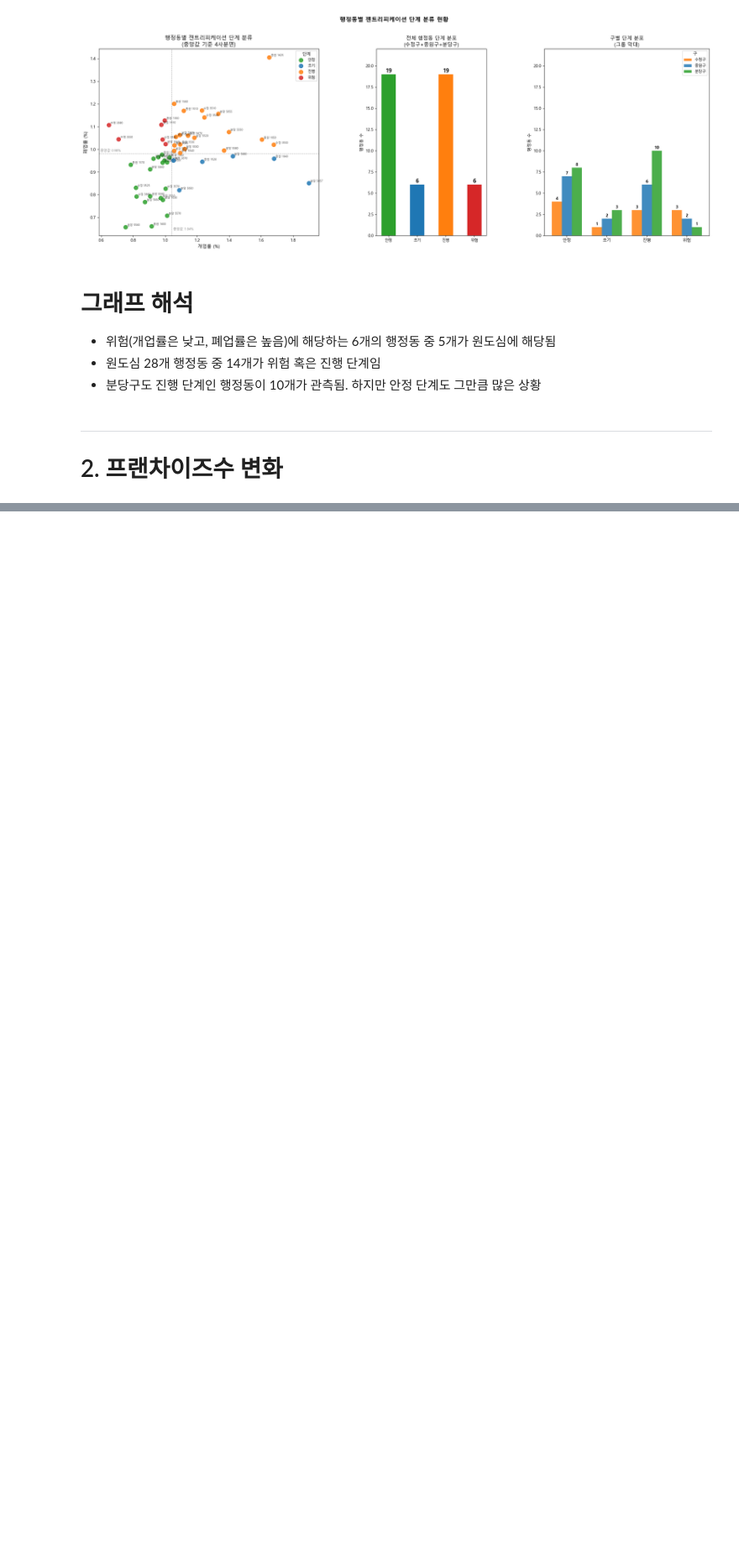
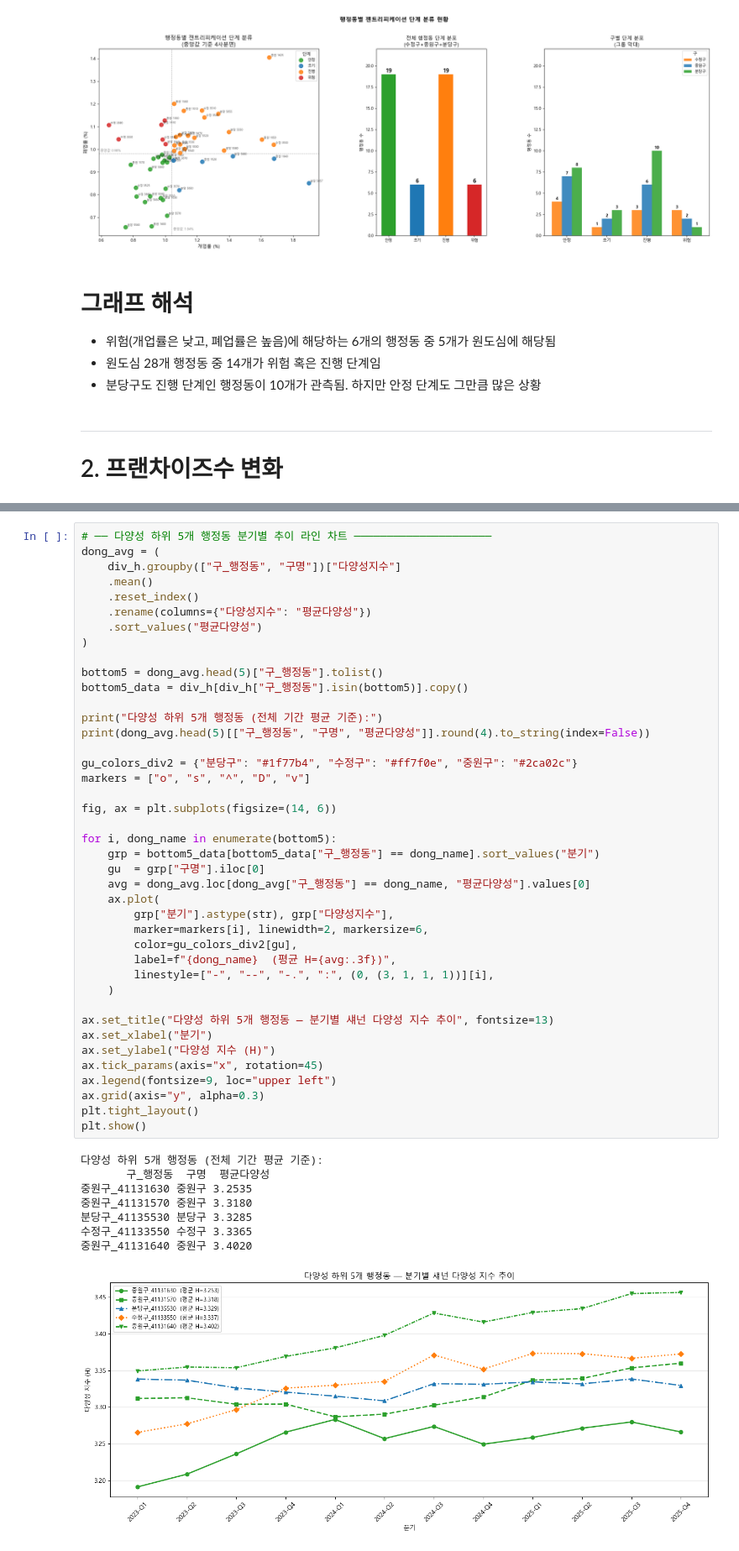
Before and after one commit to bulsajo1/final_project, a Jupyter notebook: Geunsu/EDA_가맹점.ipynb, the cells around one changed output, grey strips where cells are left out. Shown at 84% size. Saved outputs shown, nothing was run; the diff lists cells and outputs as text; blank space fills up the shorter version.

```diff
--- a/Geunsu/EDA_가맹점.ipynb
+++ b/Geunsu/EDA_가맹점.ipynb
@@ -568,0 +730,50 @@ plt.show()
+# %%
+# ── 다양성 하위 5개 행정동 분기별 추이 라인 차트 ─────────────────────
+dong_avg = (
+    div_h.groupby(["구_행정동", "구명"])["다양성지수"]
+    .mean()
+    .reset_index()
+    .rename(columns={"다양성지수": "평균다양성"})
+    .sort_values("평균다양성")
+)
+
+bottom5 = dong_avg.head(5)["구_행정동"].tolist()
+bottom5_data = div_h[div_h["구_행정동"].isin(bottom5)].copy()
+
+print("다양성 하위 5개 행정동 (전체 기간 평균 기준):")
+print(dong_avg.head(5)[["구_행정동", "구명", "평균다양성"]].round(4).to_string(index=False))
+
+gu_colors_div2 = {"분당구": "#1f77b4", "수정구": "#ff7f0e", "중원구": "#2ca02c"}
+markers = ["o", "s", "^", "D", "v"]
+
+fig, ax = plt.subplots(figsize=(14, 6))
+
+for i, dong_name in enumerate(bottom5):
+    grp = bottom5_data[bottom5_data["구_행정동"] == dong_name].sort_values("분기")
+    gu  = grp["구명"].iloc[0]
+    avg = dong_avg.loc[dong_avg["구_행정동"] == dong_name, "평균다양성"].values[0]
+    ax.plot(
+        grp["분기"].astype(str), grp["다양성지수"],
+        marker=markers[i], linewidth=2, markersize=6,
+        color=gu_colors_div2[gu],
+        label=f"{dong_name}  (평균 H={avg:.3f})",
+        linestyle=["-", "--", "-.", ":", (0, (3, 1, 1, 1))][i],
+    )
+
+ax.set_title("다양성 하위 5개 행정동 — 분기별 섀넌 다양성 지수 추이", fontsize=13)
+ax.set_xlabel("분기")
+ax.set_ylabel("다양성 지수 (H)")
+ax.tick_params(axis="x", rotation=45)
+ax.legend(fontsize=9, loc="upper left")
+ax.grid(axis="y", alpha=0.3)
+plt.tight_layout()
+plt.show()
+# %% [output]
+다양성 하위 5개 행정동 (전체 기간 평균 기준):
+       구_행정동  구명  평균다양성
+중원구_41131630 중원구 3.2535
+중원구_41131570 중원구 3.3180
+분당구_41135530 분당구 3.3285
+수정구_41133550 수정구 3.3365
+중원구_41131640 중원구 3.4020
+[figure, added]
```
Also changed, not shown: parts of 20 cells of this notebook.
